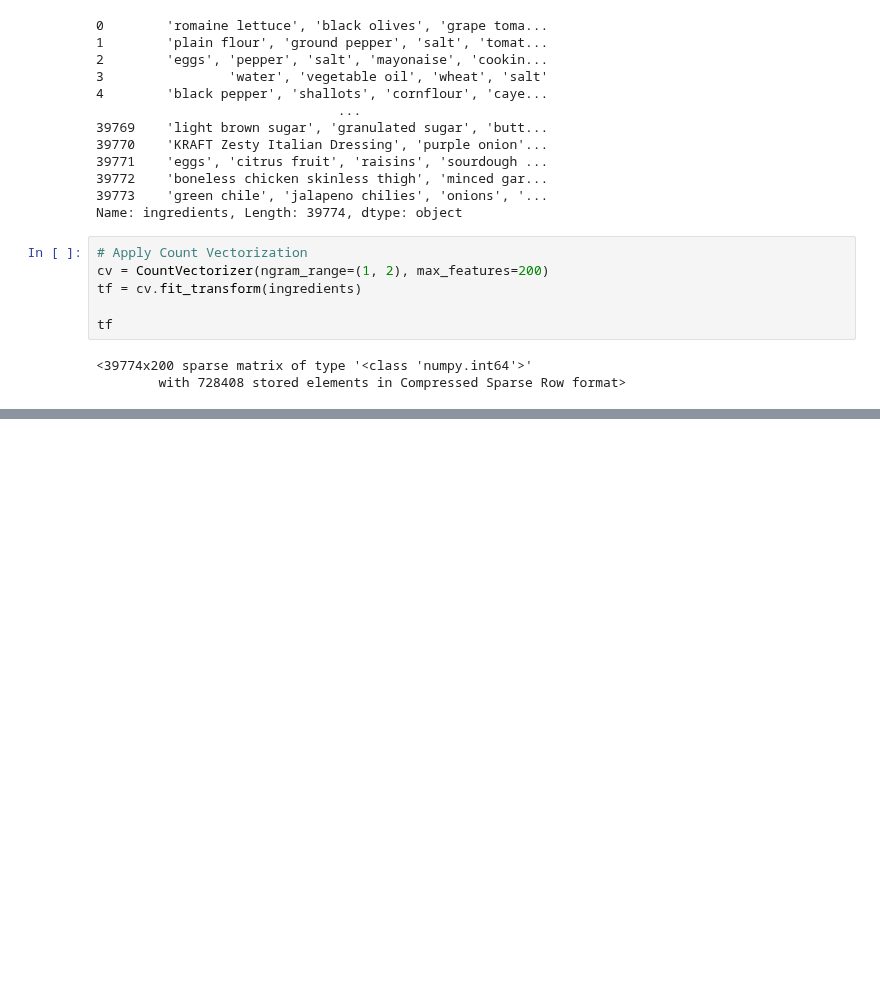
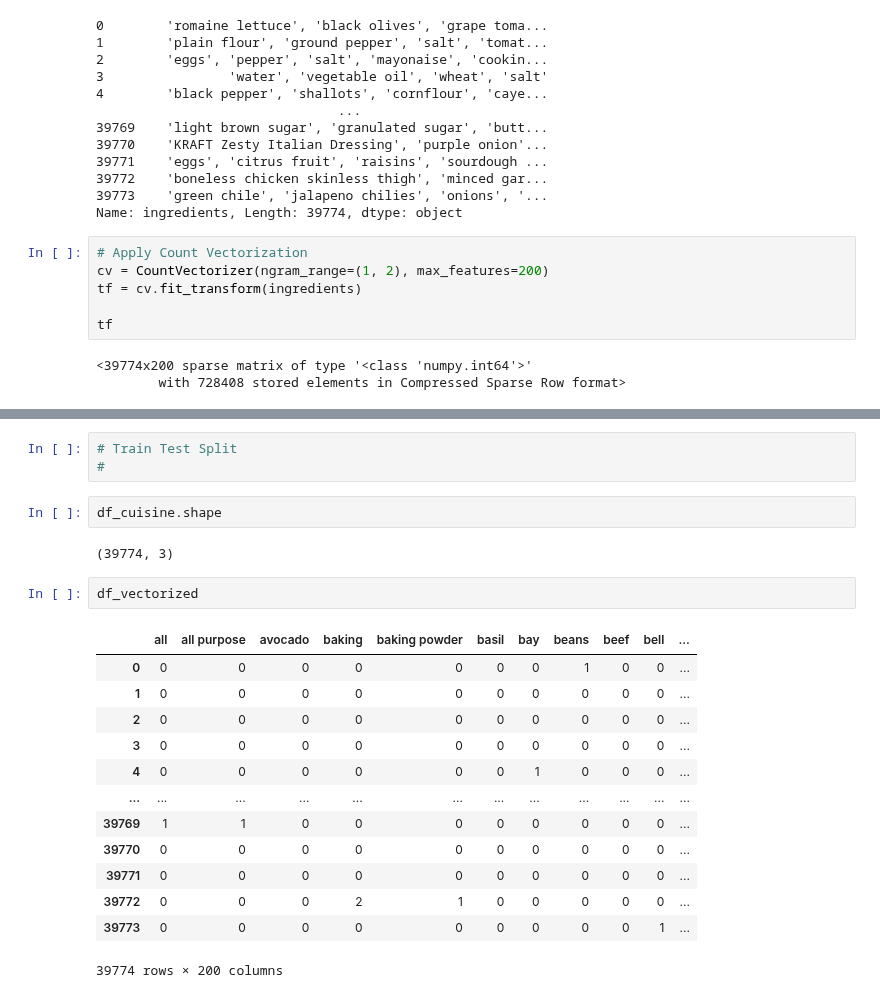
Before and after one commit to thapaliya123/Data-Science-Journey, a Jupyter notebook: DS/text-mining/classify_recipes.ipynb, the cells around one changed output, grey strips where cells are left out. Saved outputs shown, nothing was run; the diff lists cells and outputs as text; blank space fills up the shorter version.

```diff
--- a/DS/text-mining/classify_recipes.ipynb
+++ b/DS/text-mining/classify_recipes.ipynb
@@ -167,0 +180,23 @@ array(['all', 'all purpose', 'avocado', 'baking', 'baking powder',
+# %%
+# Train Test Split
+#
+# %%
+df_cuisine.shape
+# %% [output]
+(39774, 3)
+# %%
+df_vectorized
+# %% [output]
+|  | all | all purpose | avocado | baking | baking powder | basil | bay | beans | beef | bell | ... |
+| 0 | 0 | 0 | 0 | 0 | 0 | 0 | 0 | 1 | 0 | 0 | ... |
+| 1 | 0 | 0 | 0 | 0 | 0 | 0 | 0 | 0 | 0 | 0 | ... |
+| 2 | 0 | 0 | 0 | 0 | 0 | 0 | 0 | 0 | 0 | 0 | ... |
+| 3 | 0 | 0 | 0 | 0 | 0 | 0 | 0 | 0 | 0 | 0 | ... |
+| 4 | 0 | 0 | 0 | 0 | 0 | 0 | 1 | 0 | 0 | 0 | ... |
+| ... | ... | ... | ... | ... | ... | ... | ... | ... | ... | ... | ... |
+| 39769 | 1 | 1 | 0 | 0 | 0 | 0 | 0 | 0 | 0 | 0 | ... |
+| 39770 | 0 | 0 | 0 | 0 | 0 | 0 | 0 | 0 | 0 | 0 | ... |
+| 39771 | 0 | 0 | 0 | 0 | 0 | 0 | 0 | 0 | 0 | 0 | ... |
+| 39772 | 0 | 0 | 0 | 2 | 1 | 0 | 0 | 0 | 0 | 0 | ... |
+| 39773 | 0 | 0 | 0 | 0 | 0 | 0 | 0 | 0 | 0 | 1 | ... |
+39774 rows × 200 columns
```
Also changed, not shown: parts of 5 cells of this notebook.
